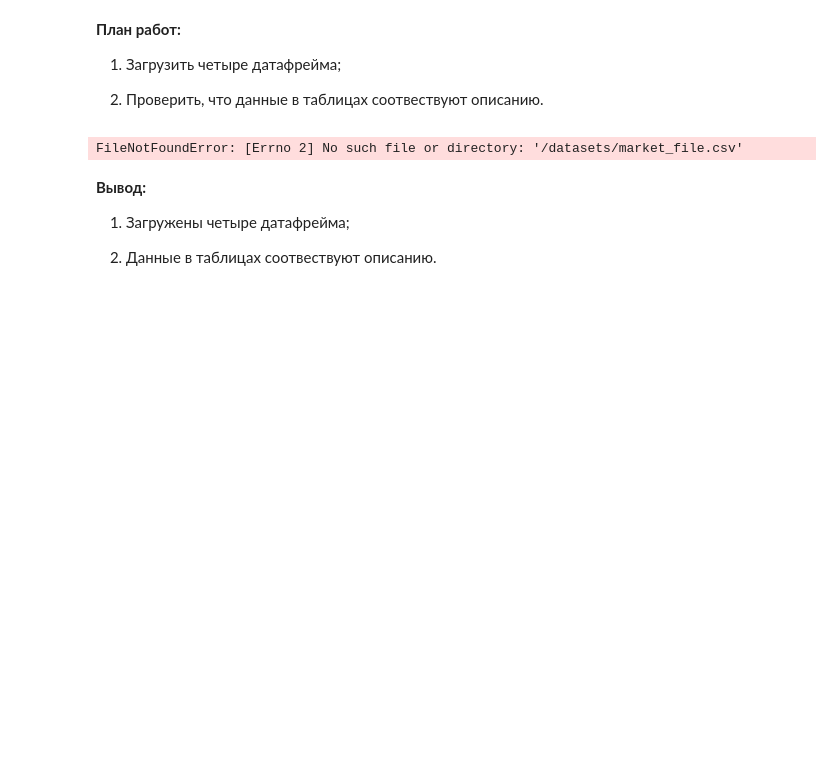
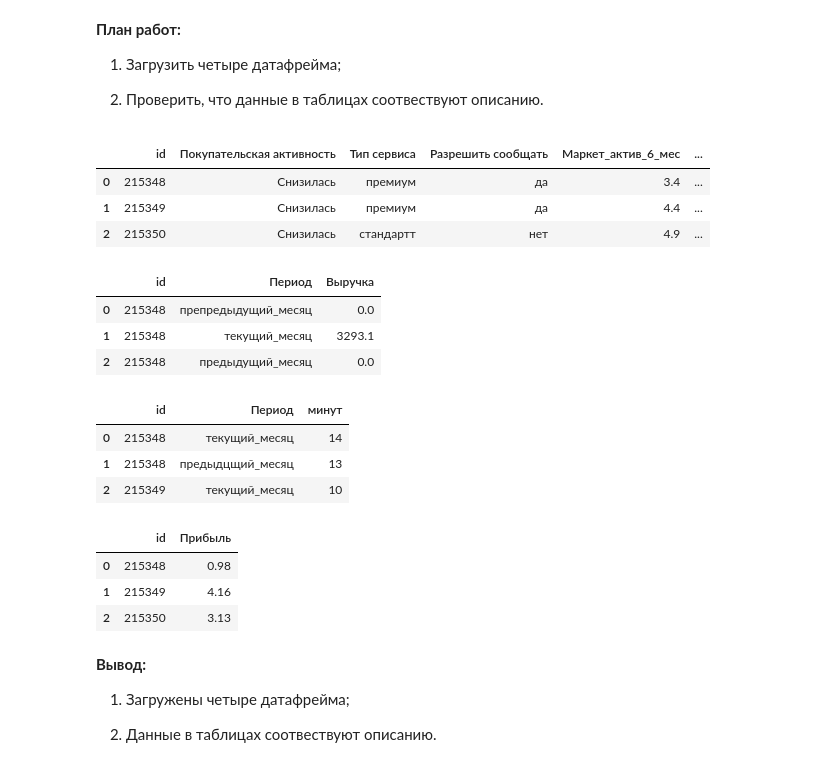
Before and after one commit to bik-shaxmatov/first-project, a Jupyter notebook: learning_with_a_teacher.ipynb, the cells around one changed output. Drawn from its saved outputs; the diff is of its cells as text; code cells hidden in the pictures; blank space fills up the shorter version.

```diff
--- a/learning_with_a_teacher.ipynb
+++ b/learning_with_a_teacher.ipynb
@@ -153,19 +153,37 @@ TEST_SIZE = 0.25
 # %%
 !pip install scikit-learn==1.1.3 -q
 # %%
-market_file = pd.read_csv('/datasets/market_file.csv')
+market_file = pd.read_csv('C:\my_python_projects\Командная строка - Git\market_file.csv')
 market_file.head(3)
 # %% [output]
-FileNotFoundError: [Errno 2] No such file or directory: '/datasets/market_file.csv'
+|  | id | Покупательская активность | Тип сервиса | Разрешить сообщать | Маркет_актив_6_мес | ... |
+| 0 | 215348 | Снизилась | премиум | да | 3.4 | ... |
+| 1 | 215349 | Снизилась | премиум | да | 4.4 | ... |
+| 2 | 215350 | Снизилась | стандартт | нет | 4.9 | ... |
 # %%
-market_money = pd.read_csv('/datasets/market_money.csv')
+market_money = pd.read_csv('C:\my_python_projects\Командная строка - Git\market_money.csv')
 market_money.head(3)
+# %% [output]
+|  | id | Период | Выручка |
+| 0 | 215348 | препредыдущий_месяц | 0.0 |
+| 1 | 215348 | текущий_месяц | 3293.1 |
+| 2 | 215348 | предыдущий_месяц | 0.0 |
 # %%
-market_time = pd.read_csv('/datasets/market_time.csv')
+market_time = pd.read_csv('C:\my_python_projects\Командная строка - Git\market_time.csv')
 market_time.head(3)
+# %% [output]
+|  | id | Период | минут |
+| 0 | 215348 | текущий_месяц | 14 |
+| 1 | 215348 | предыдцщий_месяц | 13 |
+| 2 | 215349 | текущий_месяц | 10 |
 # %%
-money = pd.read_csv('/datasets/money.csv', sep=';', decimal = ',')
+money = pd.read_csv('C:\my_python_projects\Командная строка - Git\money.csv', sep=';', decimal = ',')
 money.head(3)
+# %% [output]
+|  | id | Прибыль |
+| 0 | 215348 | 0.98 |
+| 1 | 215349 | 4.16 |
+| 2 | 215350 | 3.13 |
 # %% [markdown]
 __Вывод:__
 
```
Also changed, not shown: parts of 99 cells of this notebook.
